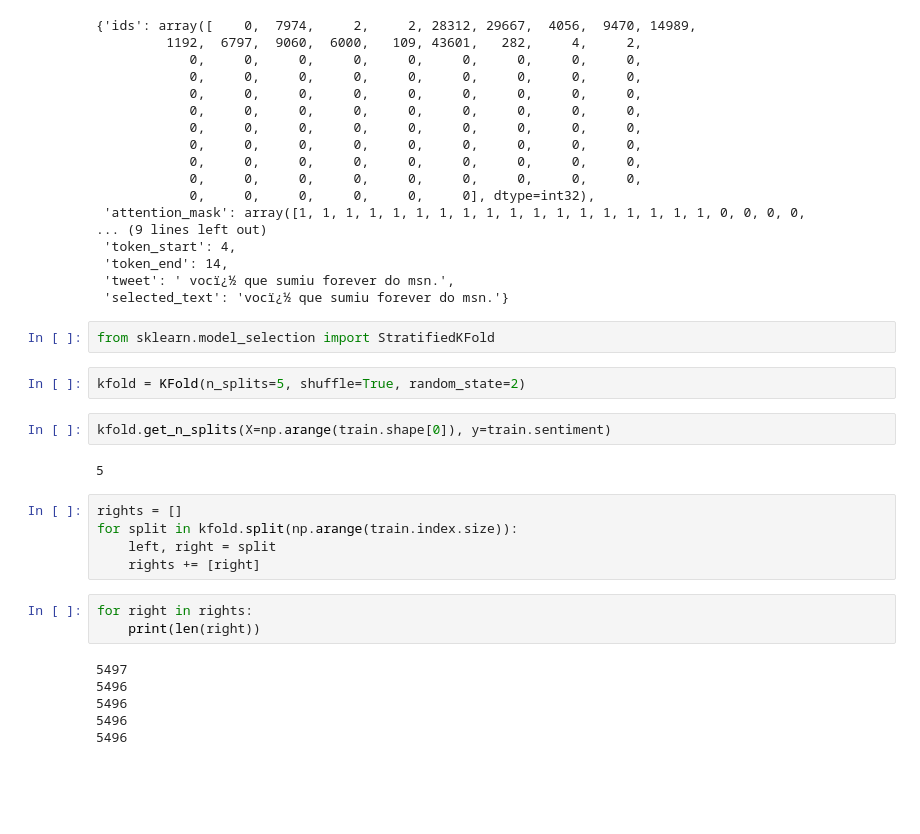
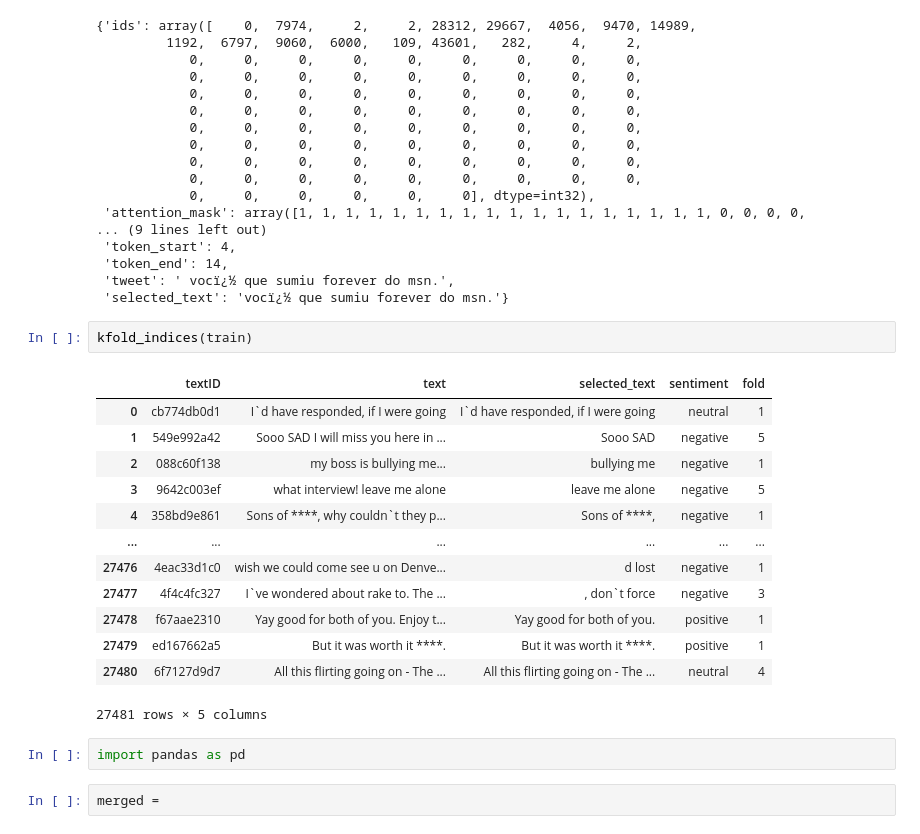
Before and after one commit to meetashok/kaggle, a Jupyter notebook: tweet-sentiment-extraction/notebooks/03-bert-model.ipynb, the cells around one changed output. Saved outputs shown, nothing was run; the diff lists cells and outputs as text; blank space fills up the shorter version.

```diff
--- a/tweet-sentiment-extraction/notebooks/03-bert-model.ipynb
+++ b/tweet-sentiment-extraction/notebooks/03-bert-model.ipynb
@@ -475,25 +491,23 @@ out1
  'token_end': 14,
  'tweet': ' vocï¿½ que sumiu forever do msn.',
  'selected_text': 'vocï¿½ que sumiu forever do msn.'}
-# %%
-from sklearn.model_selection import StratifiedKFold
-# %%
-kfold = KFold(n_splits=5, shuffle=True, random_state=2)
-# %%
-kfold.get_n_splits(X=np.arange(train.shape[0]), y=train.sentiment)
-# %% [output]
-5
-# %%
-rights = []
-for split in kfold.split(np.arange(train.index.size)):
-    left, right = split
-    rights += [right]
-# %%
-for right in rights:
-    print(len(right))
-# %% [output]
-5497
-5496
-5496
-5496
-5496
+# %%
+kfold_indices(train)
+# %% [output]
+|  | textID | text | selected_text | sentiment | fold |
+| 0 | cb774db0d1 | I`d have responded, if I were going | I`d have responded, if I were going | neutral | 1 |
+| 1 | 549e992a42 | Sooo SAD I will miss you here in ... | Sooo SAD | negative | 5 |
+| 2 | 088c60f138 | my boss is bullying me... | bullying me | negative | 1 |
+| 3 | 9642c003ef | what interview! leave me alone | leave me alone | negative | 5 |
+| 4 | 358bd9e861 | Sons of ****, why couldn`t they p... | Sons of ****, | negative | 1 |
+| ... | ... | ... | ... | ... | ... |
+| 27476 | 4eac33d1c0 | wish we could come see u on Denve... | d lost | negative | 1 |
+| 27477 | 4f4c4fc327 | I`ve wondered about rake to. The ... | , don`t force | negative | 3 |
+| 27478 | f67aae2310 | Yay good for both of you. Enjoy t... | Yay good for both of you. | positive | 1 |
+| 27479 | ed167662a5 | But it was worth it ****. | But it was worth it ****. | positive | 1 |
+| 27480 | 6f7127d9d7 | All this flirting going on - The ... | All this flirting going on - The ... | neutral | 4 |
+27481 rows × 5 columns
+# %%
+import pandas as pd
+# %%
+merged =
```
Also changed, not shown: parts of 5 cells of this notebook, 5 other files.
